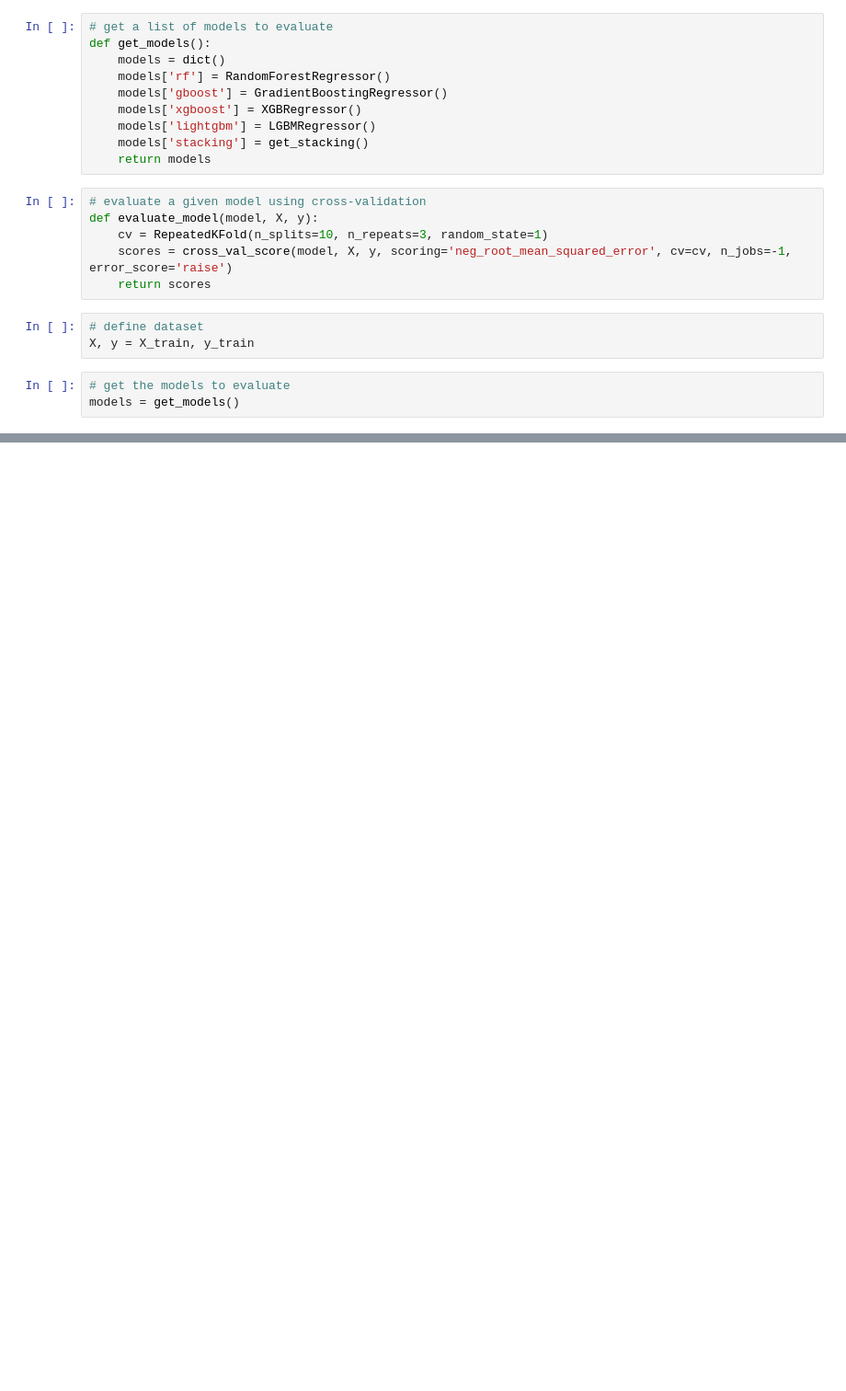
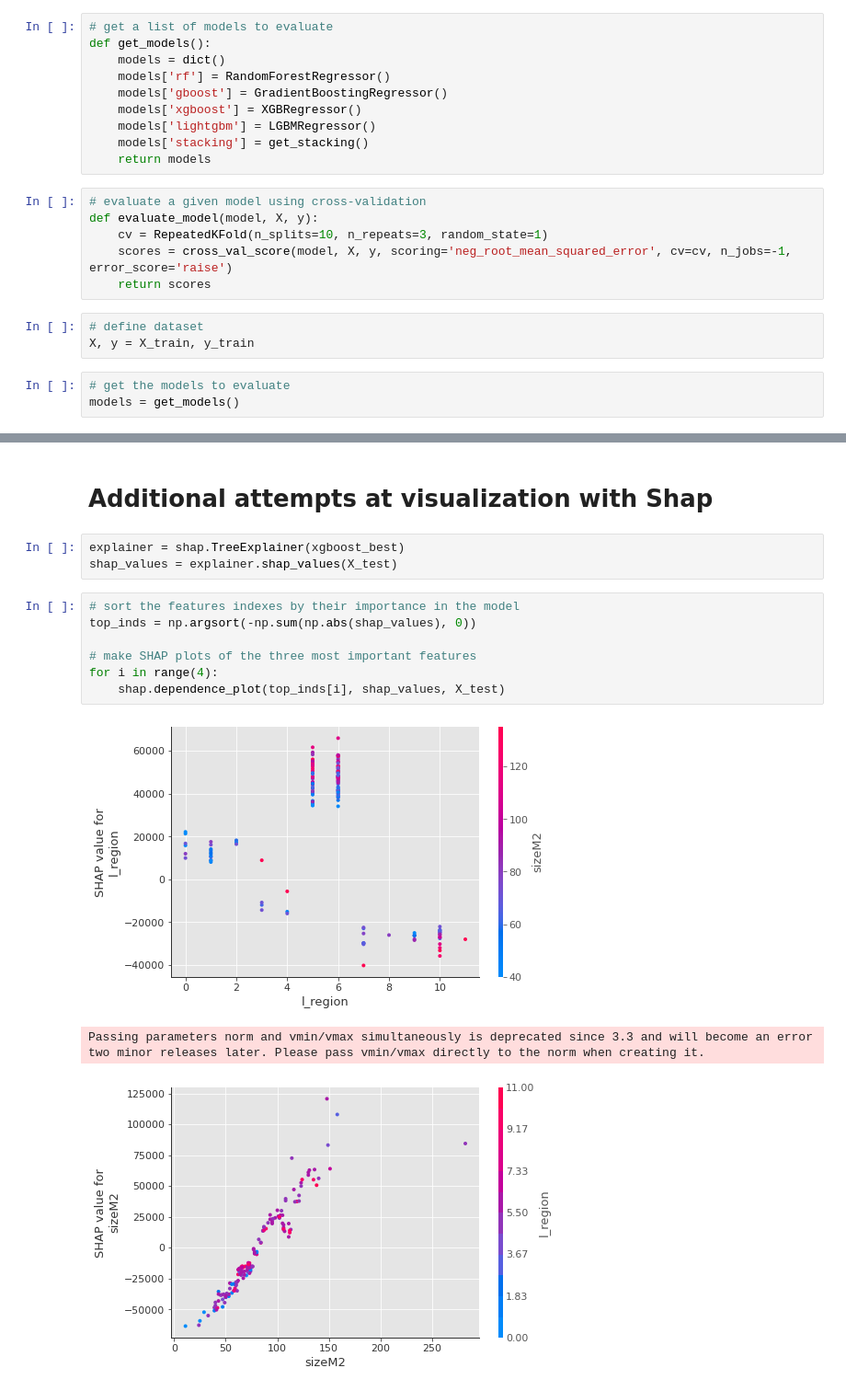
Before and after one commit to jbrlek/Capstone_webScrape_Real_Estate_Regression, a Jupyter notebook: Fitting models.ipynb, the cells around one changed output, grey strips where cells are left out. Shown at 92% size. Drawn from its saved outputs; the diff is of its cells as text; blank space fills up the shorter version.

```diff
--- a/Fitting models.ipynb
+++ b/Fitting models.ipynb
@@ -808,0 +845,16 @@ pyplot.boxplot(results, labels=names, showmeans=True)
+# %% [markdown]
+# Additional attempts at visualization with Shap
+# %%
+explainer = shap.TreeExplainer(xgboost_best)
+shap_values = explainer.shap_values(X_test)
+# %%
+# sort the features indexes by their importance in the model
+top_inds = np.argsort(-np.sum(np.abs(shap_values), 0))
+
+# make SHAP plots of the three most important features
+for i in range(4):
+    shap.dependence_plot(top_inds[i], shap_values, X_test)
+# %% [output]
+[figure, added]
+Passing parameters norm and vmin/vmax simultaneously is deprecated since 3.3 and will become an error two minor releases later. Please pass vmin/vmax directly to the norm when creating it.
+[figure, added]
```
Also changed, not shown: parts of 21 cells of this notebook, 1 other file.
